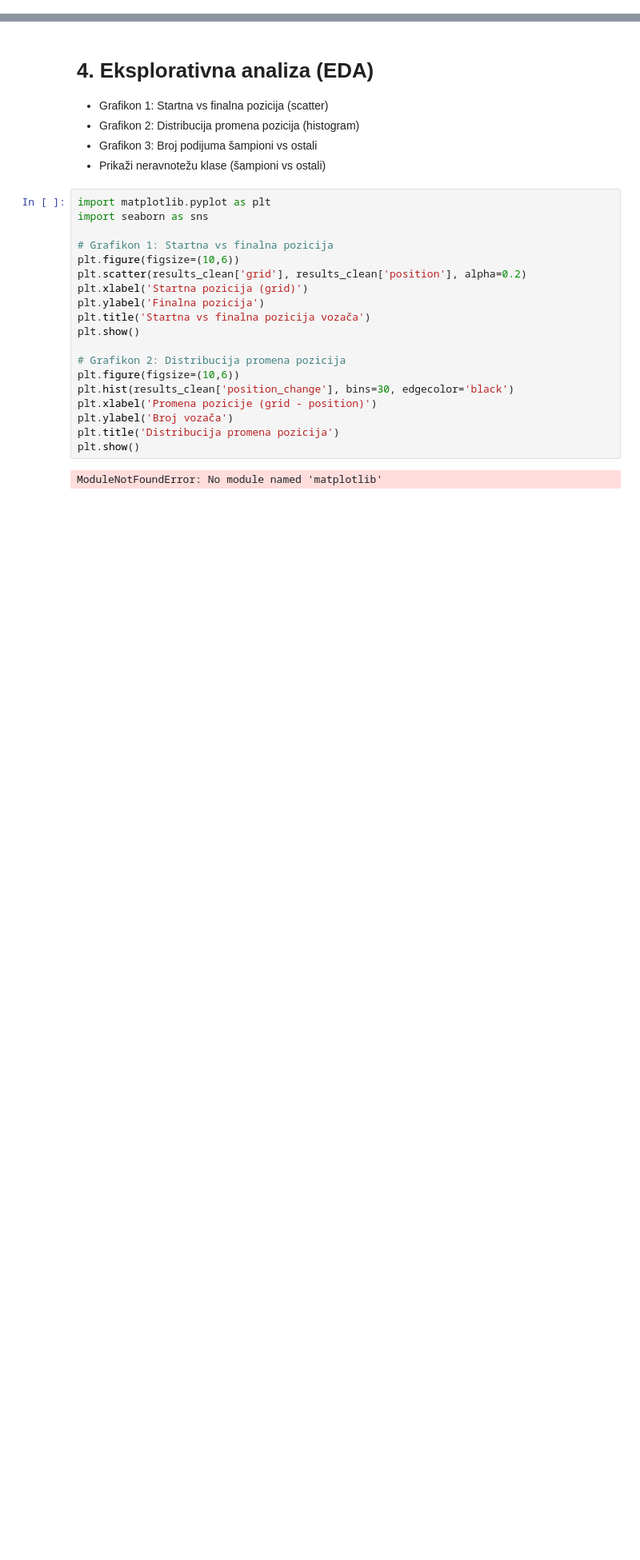
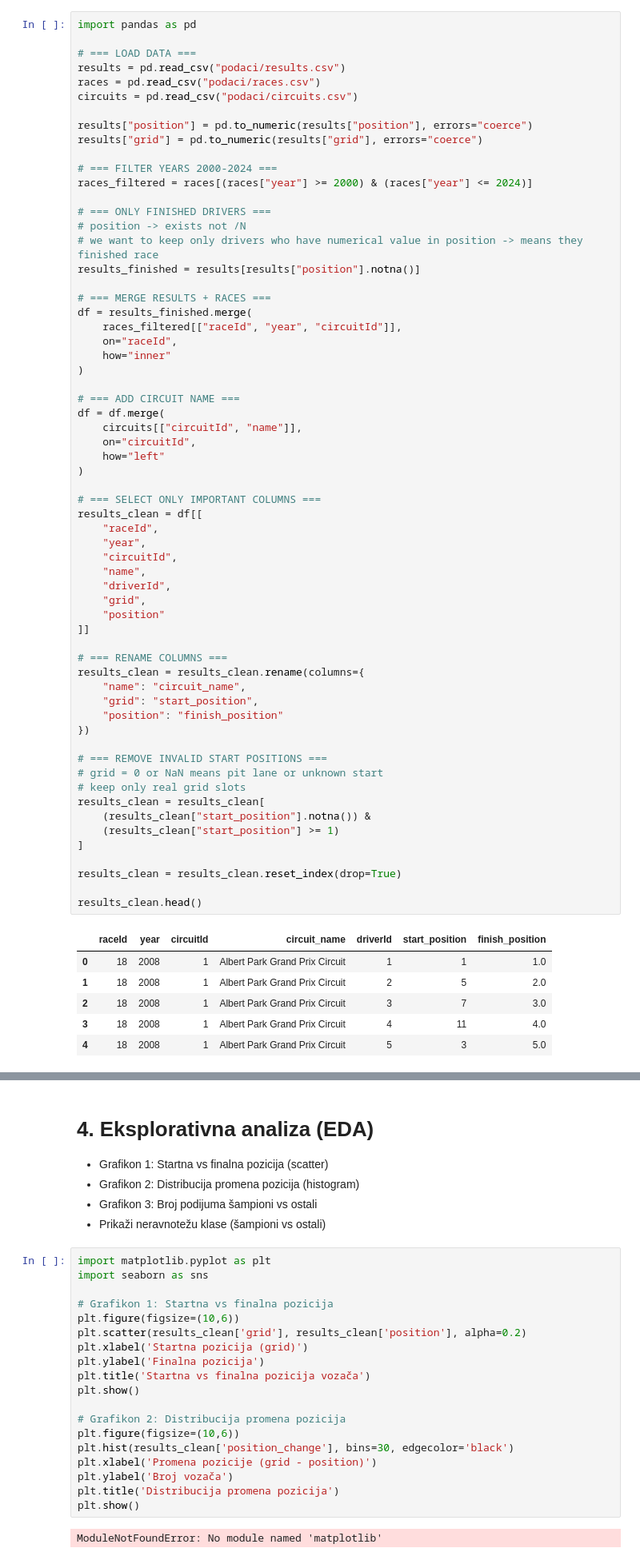
Before and after one commit to zelick/SIAP-F1-Analiza, a Jupyter notebook: SIAP_EDA_BaslineModel.ipynb, the cells around one changed output, grey strips where cells are left out. Shown at 80% size. Saved outputs shown, nothing was run; the diff lists cells and outputs as text; blank space fills up the shorter version.

Commit message:
Add data cleanup and prepare for first phase

```diff
--- a/SIAP_EDA_BaslineModel.ipynb
+++ b/SIAP_EDA_BaslineModel.ipynb
@@ -64,3 +49,72 @@ dtype: int64
+# %%
+import pandas as pd
+
+# === LOAD DATA ===
+results = pd.read_csv("podaci/results.csv")
+races = pd.read_csv("podaci/races.csv")
+circuits = pd.read_csv("podaci/circuits.csv")
+
+results["position"] = pd.to_numeric(results["position"], errors="coerce")
+results["grid"] = pd.to_numeric(results["grid"], errors="coerce")
+
+# === FILTER YEARS 2000-2024 ===
+races_filtered = races[(races["year"] >= 2000) & (races["year"] <= 2024)]
+
+# === ONLY FINISHED DRIVERS ===
+# position -> exists not /N
+# we want to keep only drivers who have numerical value in position -> means they finished race
+results_finished = results[results["position"].notna()]
+
+# === MERGE RESULTS + RACES ===
+df = results_finished.merge(
+    races_filtered[["raceId", "year", "circuitId"]],
+    on="raceId",
+    how="inner"
+)
+
+# === ADD CIRCUIT NAME ===
+df = df.merge(
+    circuits[["circuitId", "name"]],
+    on="circuitId",
+    how="left"
+)
+
+# === SELECT ONLY IMPORTANT COLUMNS ===
+results_clean = df[[
+    "raceId",
+    "year",
+    "circuitId",
+    "name",
+    "driverId",
+    "grid",
+    "position"
+]]
+
+# === RENAME COLUMNS ===
+results_clean = results_clean.rename(columns={
+    "name": "circuit_name",
+    "grid": "start_position",
+    "position": "finish_position"
+})
+
+# === REMOVE INVALID START POSITIONS ===
+# grid = 0 or NaN means pit lane or unknown start
+# keep only real grid slots
+results_clean = results_clean[
+    (results_clean["start_position"].notna()) &
+    (results_clean["start_position"] >= 1)
+]
+
+results_clean = results_clean.reset_index(drop=True)
+
+results_clean.head()
+# %% [output]
+|  | raceId | year | circuitId | circuit_name | driverId | start_position | finish_position |
+| 0 | 18 | 2008 | 1 | Albert Park Grand Prix Circuit | 1 | 1 | 1.0 |
+| 1 | 18 | 2008 | 1 | Albert Park Grand Prix Circuit | 2 | 5 | 2.0 |
+| 2 | 18 | 2008 | 1 | Albert Park Grand Prix Circuit | 3 | 7 | 3.0 |
+| 3 | 18 | 2008 | 1 | Albert Park Grand Prix Circuit | 4 | 11 | 4.0 |
+| 4 | 18 | 2008 | 1 | Albert Park Grand Prix Circuit | 5 | 3 | 5.0 |
 # %% [markdown]
 # 3. Kreiranje novih atributa (Feature engineering)
 
```
Also changed, not shown: parts of 8 cells of this notebook.
